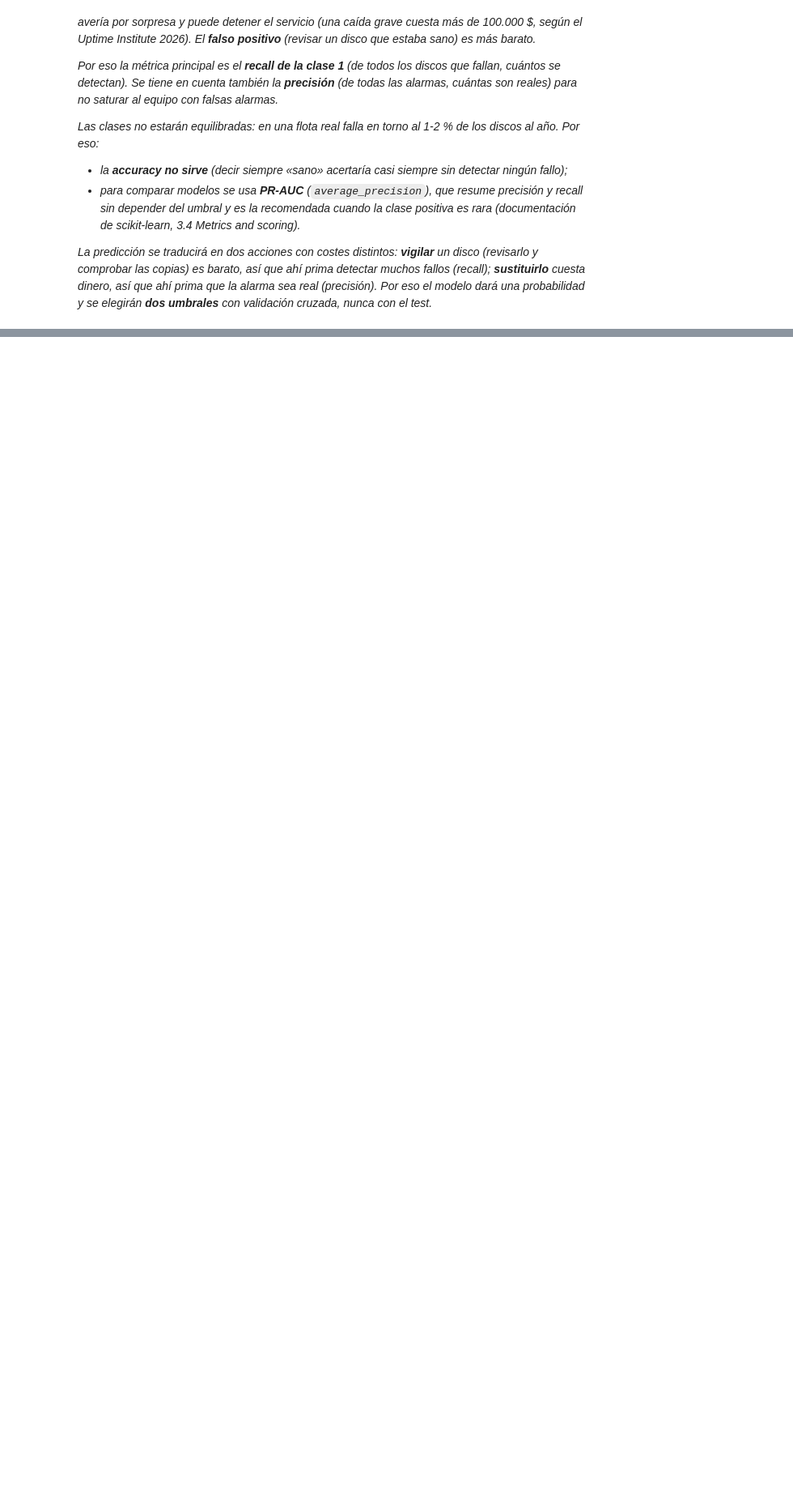
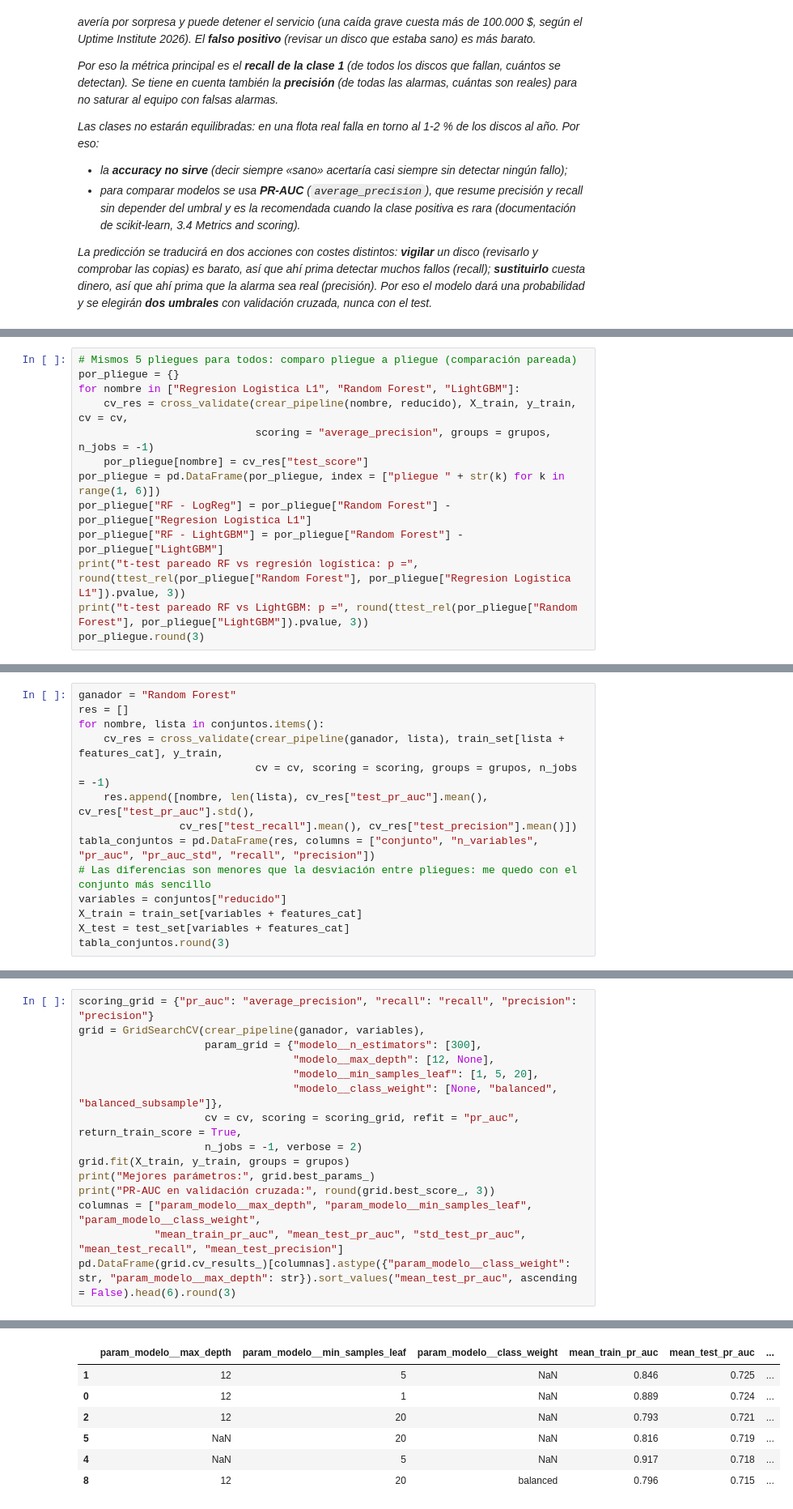
Before and after one commit to Sheilalbgar/uptime-guard, a Jupyter notebook: notebooks/03_Entrenamiento_Evaluacion.ipynb, the cells around one changed output, grey strips where cells are left out. Shown at 81% size. Cells and saved outputs as stored; diff of their text form; blank space fills up the shorter version.

```diff
--- a/notebooks/03_Entrenamiento_Evaluacion.ipynb
+++ b/notebooks/03_Entrenamiento_Evaluacion.ipynb
@@ -19,0 +203,13 @@ Desarrollar un modelo de Machine Learning capaz de identificar las señales de d
+# %%
+# Mismos 5 pliegues para todos: comparo pliegue a pliegue (comparación pareada)
+por_pliegue = {}
+for nombre in ["Regresion Logistica L1", "Random Forest", "LightGBM"]:
+    cv_res = cross_validate(crear_pipeline(nombre, reducido), X_train, y_train, cv = cv,
+                            scoring = "average_precision", groups = grupos, n_jobs = -1)
+    por_pliegue[nombre] = cv_res["test_score"]
+por_pliegue = pd.DataFrame(por_pliegue, index = ["pliegue " + str(k) for k in range(1, 6)])
+por_pliegue["RF - LogReg"] = por_pliegue["Random Forest"] - por_pliegue["Regresion Logistica L1"]
+por_pliegue["RF - LightGBM"] = por_pliegue["Random Forest"] - por_pliegue["LightGBM"]
+print("t-test pareado RF vs regresión logística: p =", round(ttest_rel(por_pliegue["Random Forest"], por_pliegue["Regresion Logistica L1"]).pvalue, 3))
+print("t-test pareado RF vs LightGBM: p =", round(ttest_rel(por_pliegue["Random Forest"], por_pliegue["LightGBM"]).pvalue, 3))
+por_pliegue.round(3)
@@ -19,0 +231,14 @@ Desarrollar un modelo de Machine Learning capaz de identificar las señales de d
+# %%
+ganador = "Random Forest"
+res = []
+for nombre, lista in conjuntos.items():
+    cv_res = cross_validate(crear_pipeline(ganador, lista), train_set[lista + features_cat], y_train,
+                            cv = cv, scoring = scoring, groups = grupos, n_jobs = -1)
+    res.append([nombre, len(lista), cv_res["test_pr_auc"].mean(), cv_res["test_pr_auc"].std(),
+                cv_res["test_recall"].mean(), cv_res["test_precision"].mean()])
+tabla_conjuntos = pd.DataFrame(res, columns = ["conjunto", "n_variables", "pr_auc", "pr_auc_std", "recall", "precision"])
+# Las diferencias son menores que la desviación entre pliegues: me quedo con el conjunto más sencillo
+variables = conjuntos["reducido"]
+X_train = train_set[variables + features_cat]
+X_test = test_set[variables + features_cat]
+tabla_conjuntos.round(3)
@@ -19,0 +256,16 @@ Desarrollar un modelo de Machine Learning capaz de identificar las señales de d
+# %%
+scoring_grid = {"pr_auc": "average_precision", "recall": "recall", "precision": "precision"}
+grid = GridSearchCV(crear_pipeline(ganador, variables),
+                    param_grid = {"modelo__n_estimators": [300],
+                                  "modelo__max_depth": [12, None],
+                                  "modelo__min_samples_leaf": [1, 5, 20],
+                                  "modelo__class_weight": [None, "balanced", "balanced_subsample"]},
+                    cv = cv, scoring = scoring_grid, refit = "pr_auc", return_train_score = True,
+                    n_jobs = -1, verbose = 2)
+grid.fit(X_train, y_train, groups = grupos)
+print("Mejores parámetros:", grid.best_params_)
+print("PR-AUC en validación cruzada:", round(grid.best_score_, 3))
+columnas = ["param_modelo__max_depth", "param_modelo__min_samples_leaf", "param_modelo__class_weight",
+            "mean_train_pr_auc", "mean_test_pr_auc", "std_test_pr_auc", "mean_test_recall", "mean_test_precision"]
+pd.DataFrame(grid.cv_results_)[columnas].astype({"param_modelo__class_weight": str, "param_modelo__max_depth": str}).sort_values("mean_test_pr_auc", ascending = False).head(6).round(3)
+# %% [output]
@@ -19,0 +275,7 @@ Desarrollar un modelo de Machine Learning capaz de identificar las señales de d
+|  | param_modelo__max_depth | param_modelo__min_samples_leaf | param_modelo__class_weight | mean_train_pr_auc | mean_test_pr_auc | ... |
+| 1 | 12 | 5 | NaN | 0.846 | 0.725 | ... |
+| 0 | 12 | 1 | NaN | 0.889 | 0.724 | ... |
+| 2 | 12 | 20 | NaN | 0.793 | 0.721 | ... |
+| 5 | NaN | 20 | NaN | 0.816 | 0.719 | ... |
+| 4 | NaN | 5 | NaN | 0.917 | 0.718 | ... |
+| 8 | 12 | 20 | balanced | 0.796 | 0.715 | ... |
```
Also changed, not shown: parts of 34 cells of this notebook.
